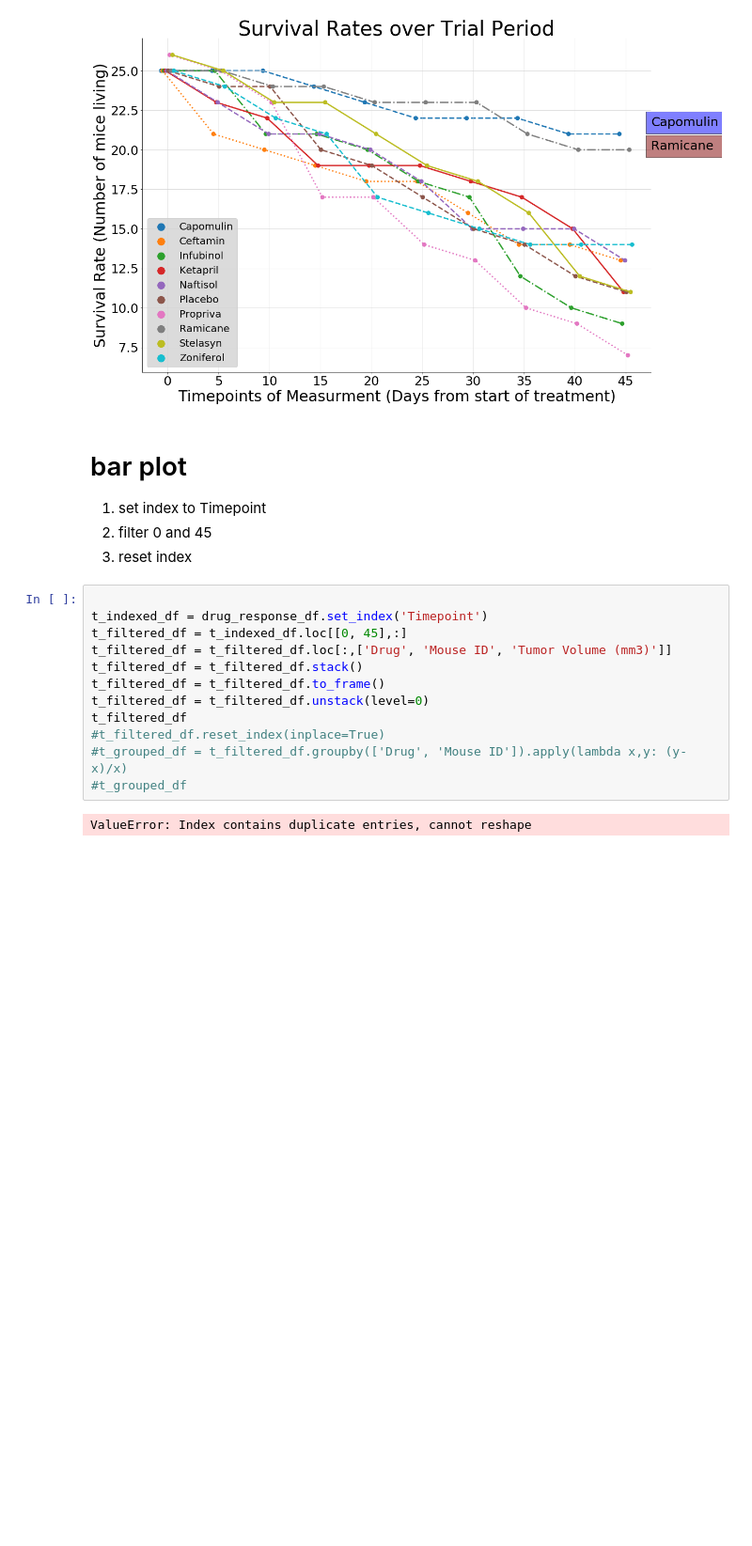
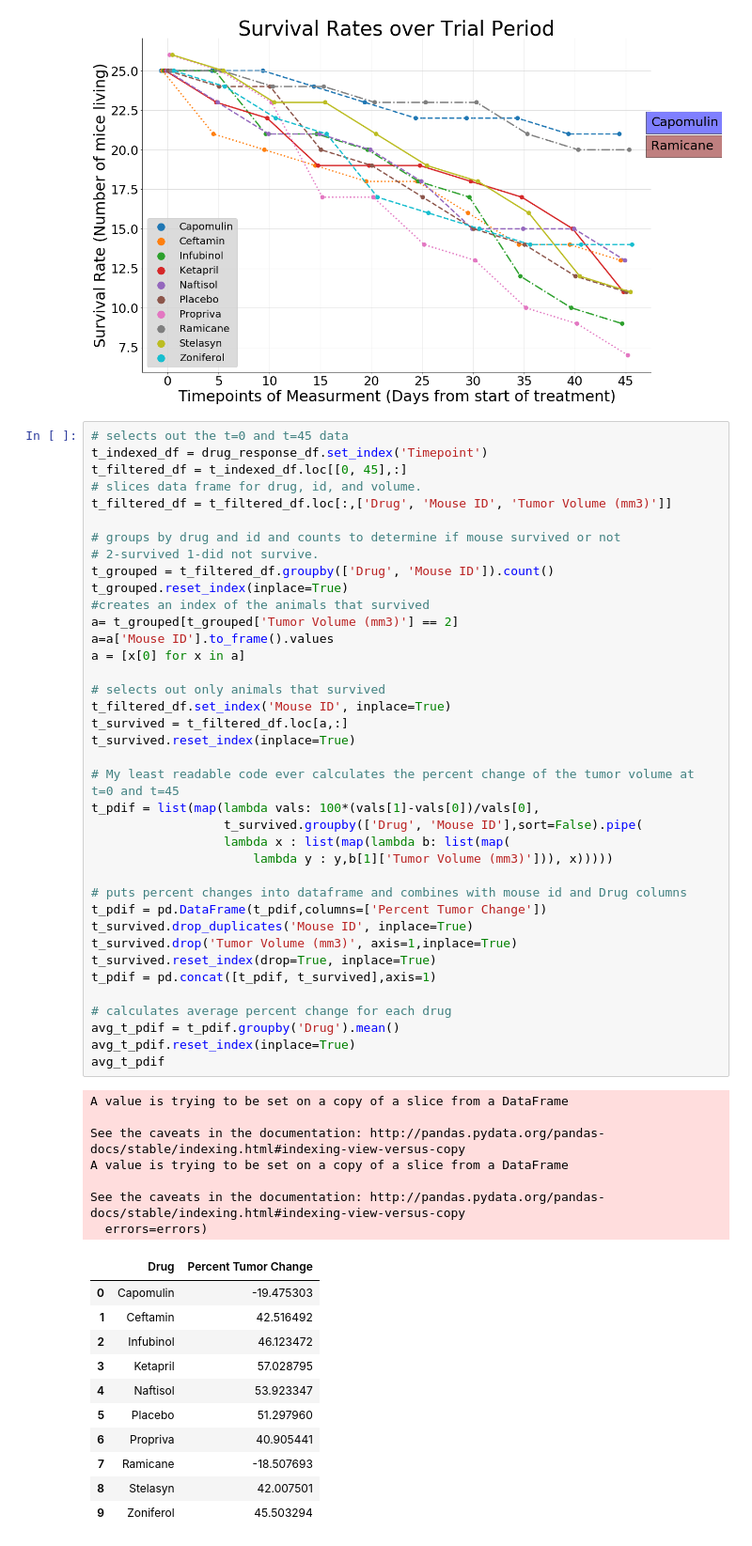
Before and after one commit to jgroth1/Plotting_data, a Jupyter notebook: Pymaceuticals/Pymaceuticals_analysis.ipynb, the cells around one changed output. Shown: that part at 94% size. Saved outputs shown, nothing was run; the diff lists cells and outputs as text; blank space fills up the shorter version.

```diff
--- a/Pymaceuticals/Pymaceuticals_analysis.ipynb
+++ b/Pymaceuticals/Pymaceuticals_analysis.ipynb
@@ -193,22 +173,60 @@ ax1.set_facecolor("white")
 g1.savefig('survival_rate.png')
 # %% [output]
 [figure]
-# %% [markdown]
-# bar plot
-1. set index to Timepoint
-2. filter 0 and 45
-3. reset index
-# %%
-
-t_indexed_df = drug_response_df.set_index('Timepoint')
-t_filtered_df = t_indexed_df.loc[[0, 45],:]
-t_filtered_df = t_filtered_df.loc[:,['Drug', 'Mouse ID', 'Tumor Volume (mm3)']]
-t_filtered_df = t_filtered_df.stack()
-t_filtered_df = t_filtered_df.to_frame()
-t_filtered_df = t_filtered_df.unstack(level=0)
-t_filtered_df
-#t_filtered_df.reset_index(inplace=True)
-#t_grouped_df = t_filtered_df.groupby(['Drug', 'Mouse ID']).apply(lambda x,y: (y-x)/x)
-#t_grouped_df
-# %% [output]
-ValueError: Index contains duplicate entries, cannot reshape
+# %%
+# selects out the t=0 and t=45 data
+t_indexed_df = drug_response_df.set_index('Timepoint')
+t_filtered_df = t_indexed_df.loc[[0, 45],:]
+# slices data frame for drug, id, and volume.
+t_filtered_df = t_filtered_df.loc[:,['Drug', 'Mouse ID', 'Tumor Volume (mm3)']]
+
+# groups by drug and id and counts to determine if mouse survived or not
+# 2-survived 1-did not survive.
+t_grouped = t_filtered_df.groupby(['Drug', 'Mouse ID']).count()
+t_grouped.reset_index(inplace=True)
+#creates an index of the animals that survived
+a= t_grouped[t_grouped['Tumor Volume (mm3)'] == 2]
+a=a['Mouse ID'].to_frame().values
+a = [x[0] for x in a]
+
+# selects out only animals that survived
+t_filtered_df.set_index('Mouse ID', inplace=True)
+t_survived = t_filtered_df.loc[a,:]
+t_survived.reset_index(inplace=True)
+
+# My least readable code ever calculates the percent change of the tumor volume at t=0 and t=45
+t_pdif = list(map(lambda vals: 100*(vals[1]-vals[0])/vals[0],
+                  t_survived.groupby(['Drug', 'Mouse ID'],sort=False).pipe(
+                  lambda x : list(map(lambda b: list(map(
+                      lambda y : y,b[1]['Tumor Volume (mm3)'])), x)))))
+
+# puts percent changes into dataframe and combines with mouse id and Drug columns
+t_pdif = pd.DataFrame(t_pdif,columns=['Percent Tumor Change'])
+t_survived.drop_duplicates('Mouse ID', inplace=True)
+t_survived.drop('Tumor Volume (mm3)', axis=1,inplace=True)
+t_survived.reset_index(drop=True, inplace=True)
+t_pdif = pd.concat([t_pdif, t_survived],axis=1)
+
+# calculates average percent change for each drug
+avg_t_pdif = t_pdif.groupby('Drug').mean()
+avg_t_pdif.reset_index(inplace=True)
+avg_t_pdif
+# %% [output]
+A value is trying to be set on a copy of a slice from a DataFrame
+
+See the caveats in the documentation: http://pandas.pydata.org/pandas-docs/stable/indexing.html#indexing-view-versus-copy
+A value is trying to be set on a copy of a slice from a DataFrame
+
+See the caveats in the documentation: http://pandas.pydata.org/pandas-docs/stable/indexing.html#indexing-view-versus-copy
+  errors=errors)
+|  | Drug | Percent Tumor Change |
+| 0 | Capomulin | -19.475303 |
+| 1 | Ceftamin | 42.516492 |
+| 2 | Infubinol | 46.123472 |
+| 3 | Ketapril | 57.028795 |
+| 4 | Naftisol | 53.923347 |
+| 5 | Placebo | 51.297960 |
+| 6 | Propriva | 40.905441 |
+| 7 | Ramicane | -18.507693 |
+| 8 | Stelasyn | 42.007501 |
+| 9 | Zoniferol | 45.503294 |
```
Also changed, not shown: parts of 4 cells of this notebook, 2 other files.
